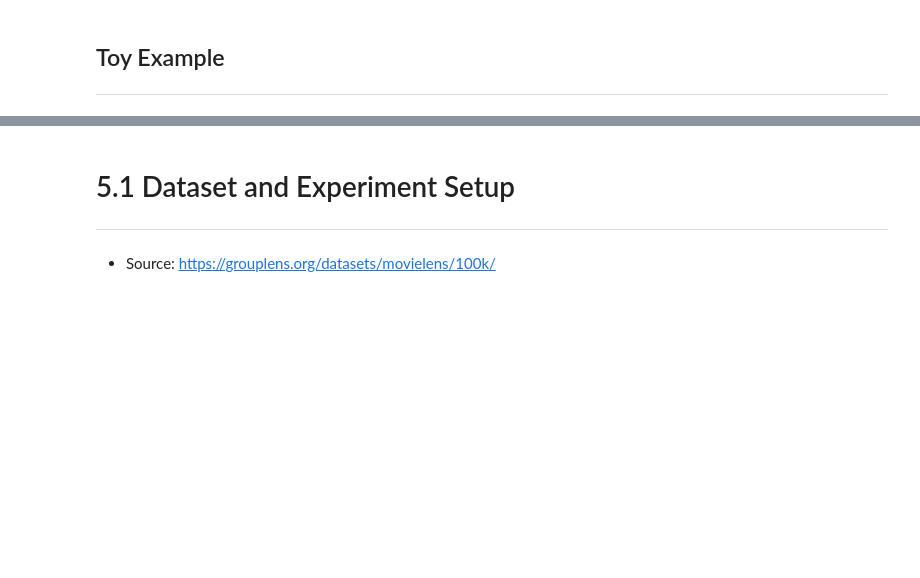
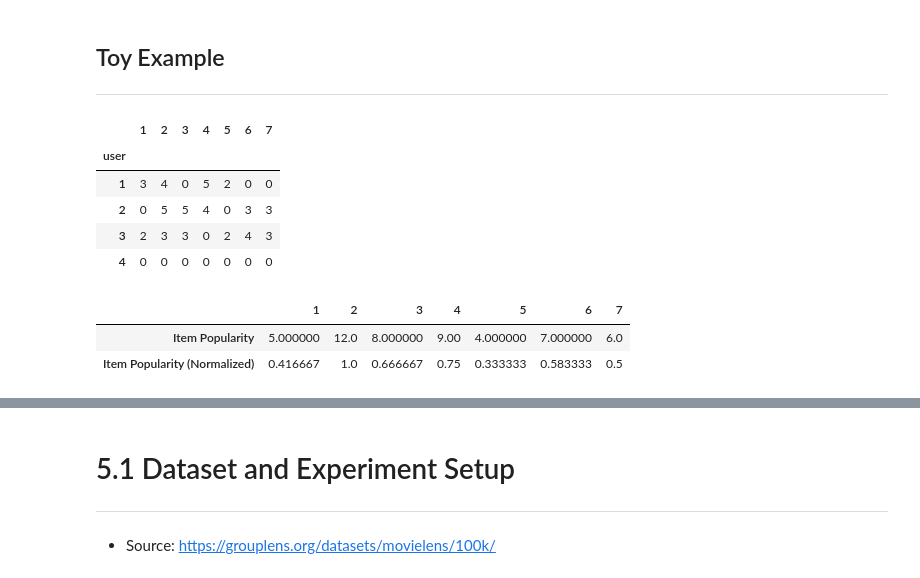
Before and after one commit to WypychKarolina/Cold-Start-Problem-in-RS, a Jupyter notebook: cold_start_demo.ipynb, the cells around one changed output, grey strips where cells are left out. Saved outputs shown, nothing was run; the diff lists cells and outputs as text; code cells hidden in the pictures; blank space fills up the shorter version.

```diff
--- a/cold_start_demo.ipynb
+++ b/cold_start_demo.ipynb
@@ -15,9 +15,17 @@ ModuleNotFoundError: No module named 'pandas'
 ---
 # %%
 # Table 1. Toy example of rating data
-df = pd.read_csv('data/toy_example.csv', index_col=0)
+#df = pd.read_csv('data/toy_example.csv', index_col=0)
+df = pd.read_csv(Path('res','data','article_df.csv'), index_col = 0)
 zero_mask = df == 0
 df
+# %% [output]
+|  | 1 | 2 | 3 | 4 | 5 | 6 | 7 |
+| user |  |  |  |  |  |  |  |
+| 1 | 3 | 4 | 0 | 5 | 2 | 0 | 0 |
+| 2 | 0 | 5 | 5 | 4 | 0 | 3 | 3 |
+| 3 | 2 | 3 | 3 | 0 | 2 | 4 | 3 |
+| 4 | 0 | 0 | 0 | 0 | 0 | 0 | 0 |
 # %%
 # Table 2. Toy example of item popularity model 𝑰𝑰
 ip = df.sum(axis=0)
@@ -26,6 +34,10 @@ ip_norm = ip / max_ip
 
 ip_df = pd.DataFrame([ip, ip_norm], index=["Item Popularity", "Item Popularity (Normalized)"])
 ip_df
+# %% [output]
+|  | 1 | 2 | 3 | 4 | 5 | 6 | 7 |
+| Item Popularity | 5.000000 | 12.0 | 8.000000 | 9.00 | 4.000000 | 7.000000 | 6.0 |
+| Item Popularity (Normalized) | 0.416667 | 1.0 | 0.666667 | 0.75 | 0.333333 | 0.583333 | 0.5 |
 # %%
 # Table 3. Toy example of user popularity model
 up = df.sum(axis=1)
```
Also changed, not shown: parts of 17 cells of this notebook.
